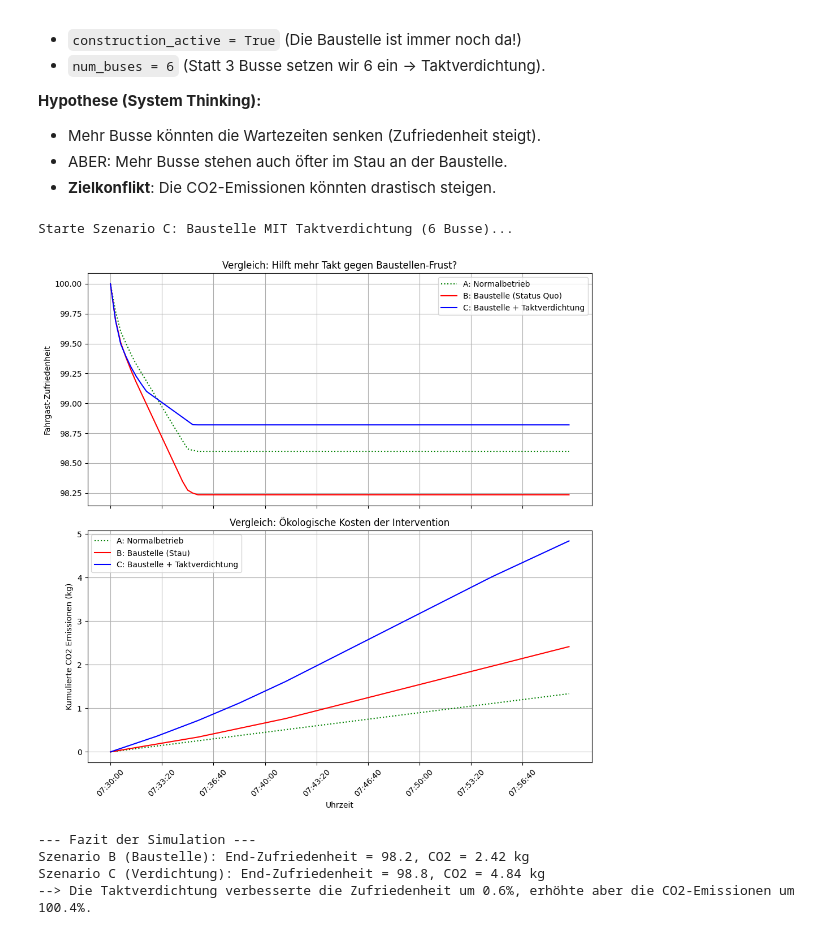
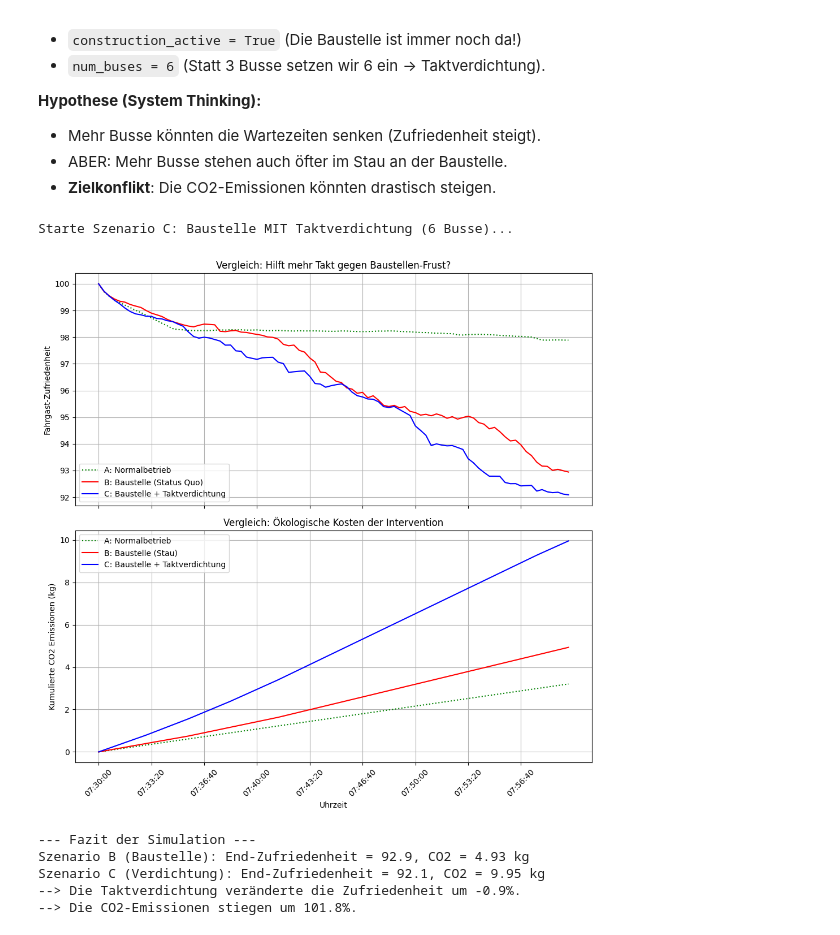
Before and after one commit to gurkewasser/mss, a Jupyter notebook: mss_main_sim.ipynb, the cells around one changed output. Drawn from its saved outputs; the diff is of its cells as text; code cells hidden in the pictures.

```diff
--- a/mss_main_sim.ipynb
+++ b/mss_main_sim.ipynb
@@ -302,9 +353,14 @@ Nun aktivieren wir die **Baustelle am Rennweg**.
 print("Starte Szenario B: Baustelle am Rennweg...")
 
 # Modell initialisieren
-model_b = ZurichTransportModel(num_passengers=250, construction_active=True)
+# arrival_rate=0.6 sorgt für hohen Stress im System (viele neue Passagiere)
+model_b = ZurichTransportModel(
+    initial_passengers=50,
+    construction_active=True,
+    arrival_rate=0.6
+)
 
-# 30 Minuten simulieren
+# 30 Minuten simulieren (90 Ticks)
 for i in range(90):
     model_b.step()
 
@@ -320,12 +376,13 @@ ax1.set_ylabel("Zufriedenheit (0-100)")
 ax1.legend(loc="upper left")
 ax1.grid(True)
 
+# Sekundäre Achse für die Umsteiger
 ax1b = ax1.twinx()
 ax1b.plot(results_b["Time"], results_b["Total_Switchers"], label="Umsteiger (zur Tram)", color="red", linestyle="--")
 ax1b.set_ylabel("Anzahl Umsteiger")
 ax1b.legend(loc="upper right")
 ax1b.set_ylim(0, 50) # Fixe Skala für Vergleichbarkeit
-ax1.set_title("Szenario B: Baustelle (Fallede Zufriedenheit & Umsteiger)")
+ax1.set_title("Szenario B: Baustelle (Fallende Zufriedenheit & Umsteiger)")
 
 # Warteschlangen
 ax2.plot(results_b["Time"], results_b["Bus_Wait"], label="Wartende Bus", color="blue")
@@ -335,6 +392,7 @@ ax2.set_xlabel("Uhrzeit")
 ax2.legend()
 ax2.grid(True)
 
+# X-Achse Formatierung (nur jeden 10. Wert anzeigen)
 ax2.set_xticks(results_b["Time"][::10])
 ax2.set_xticklabels(time_labels[::10], rotation=45)
 
@@ -361,19 +419,24 @@ Die Forschungsfrage lautet: *"Welchen Einfluss hat eine Taktverdichtung während
 * ABER: Mehr Busse stehen auch öfter im Stau an der Baustelle.
 * **Zielkonflikt**: Die CO2-Emissionen könnten drastisch steigen.
 # %%
+# --- Simulation C: Die Intervention (Taktverdichtung) ---
 print("Starte Szenario C: Baustelle MIT Taktverdichtung (6 Busse)...")
 
-# Modell C: Baustelle AN, aber doppelt so viele Busse (6 statt 3)
-model_c = ZurichTransportModel(num_passengers=250, construction_active=True, num_buses=6)
+# Modell C: Doppelte Flotte (6 Busse), gleicher Stress (arrival_rate=0.6)
+model_c = ZurichTransportModel(
+    initial_passengers=50,
+    construction_active=True,
+    num_buses=6,
+    arrival_rate=0.6
+)
 
+# 30 Minuten simulieren
 for i in range(90):
     model_c.step()
 
 results_c = model_c.datacollector.get_model_vars_dataframe()
 
 # --- Vergleich aller Szenarien (A, B, C) ---
-# Wir plotten Zufriedenheit und CO2 im Vergleich
-
 fig, (ax1, ax2) = plt.subplots(2, 1, sharex=True, figsize=(10, 10))
 
 # 1. Zufriedenheit im Vergleich
@@ -382,45 +445,54 @@ ax1.plot(results_b["Time"], results_b["Avg_Satisfaction"], label="B: Baustelle (
 ax1.plot(results_c["Time"], results_c["Avg_Satisfaction"], label="C: Baustelle + Taktverdichtung", color="blue")
 ax1.set_ylabel("Fahrgast-Zufriedenheit")
 ax1.set_title("Vergleich: Hilft mehr Takt gegen Baustellen-Frust?")
-ax1.legend()
+ax1.legend(loc="lower left")
 ax1.grid(True)
 
 # 2. CO2 Emissionen im Vergleich
 ax2.plot(results_a["Time"], results_a["Total_CO2"], label="A: Normalbetrieb", color="green", linestyle=":")
 ax2.plot(results_b["Time"], results_b["Total_CO2"], label="B: Baustelle (Stau)", color="red")
 ax2.plot(results_c["Time"], results_c["Total_CO2"], label="C: Baustelle + Taktverdichtung", color="blue")
 ax2.set_ylabel("Kumulierte CO2 Emissionen (kg)")
 ax2.set_xlabel("Uhrzeit")
 ax2.set_title("Vergleich: Ökologische Kosten der Intervention")
-ax2.legend()
+ax2.legend(loc="upper left")
 ax2.grid(True)
 
 # X-Achse
 time_labels = results_a["Time"].dt.strftime('%H:%M:%S')
 ax2.set_xticks(results_a["Time"][::10])
 ax2.set_xticklabels(time_labels[::10], rotation=45)
 
 plt.tight_layout()
 plt.show()
 
 # Quantitative Auswertung für den Bericht
 print("--- Fazit der Simulation ---")
 sat_b = results_b['Avg_Satisfaction'].iloc[-1]
 sat_c = results_c['Avg_Satisfaction'].iloc[-1]
 co2_b = results_b['Total_CO2'].iloc[-1]
 co2_c = results_c['Total_CO2'].iloc[-1]
 
 print(f"Szenario B (Baustelle): End-Zufriedenheit = {sat_b:.1f}, CO2 = {co2_b:.2f} kg")
 print(f"Szenario C (Verdichtung): End-Zufriedenheit = {sat_c:.1f}, CO2 = {co2_c:.2f} kg")
 
-delta_sat = ((sat_c - sat_b) / sat_b) * 100
-delta_co2 = ((co2_c - co2_b) / co2_b) * 100
+if sat_b > 0:
+    delta_sat = ((sat_c - sat_b) / sat_b) * 100
+else:
+    delta_sat = 0
 
-print(f"--> Die Taktverdichtung verbesserte die Zufriedenheit um {delta_sat:.1f}%, erhöhte aber die CO2-Emissionen um {delta_co2:.1f}%.")
+if co2_b > 0:
+    delta_co2 = ((co2_c - co2_b) / co2_b) * 100
+else:
+    delta_co2 = 0
+
+print(f"--> Die Taktverdichtung veränderte die Zufriedenheit um {delta_sat:.1f}%.")
+print(f"--> Die CO2-Emissionen stiegen um {delta_co2:.1f}%.")
 # %% [output]
 Starte Szenario C: Baustelle MIT Taktverdichtung (6 Busse)...
-[figure, old version]
+[figure, new version]
 --- Fazit der Simulation ---
-Szenario B (Baustelle): End-Zufriedenheit = 98.2, CO2 = 2.42 kg
-Szenario C (Verdichtung): End-Zufriedenheit = 98.8, CO2 = 4.84 kg
---> Die Taktverdichtung verbesserte die Zufriedenheit um 0.6%, erhöhte aber die CO2-Emissionen um 100.4%.
+Szenario B (Baustelle): End-Zufriedenheit = 92.9, CO2 = 4.93 kg
+Szenario C (Verdichtung): End-Zufriedenheit = 92.1, CO2 = 9.95 kg
+--> Die Taktverdichtung veränderte die Zufriedenheit um -0.9%.
+--> Die CO2-Emissionen stiegen um 101.8%.
```
Also changed, not shown: parts of 5 cells of this notebook, 2 other files.
